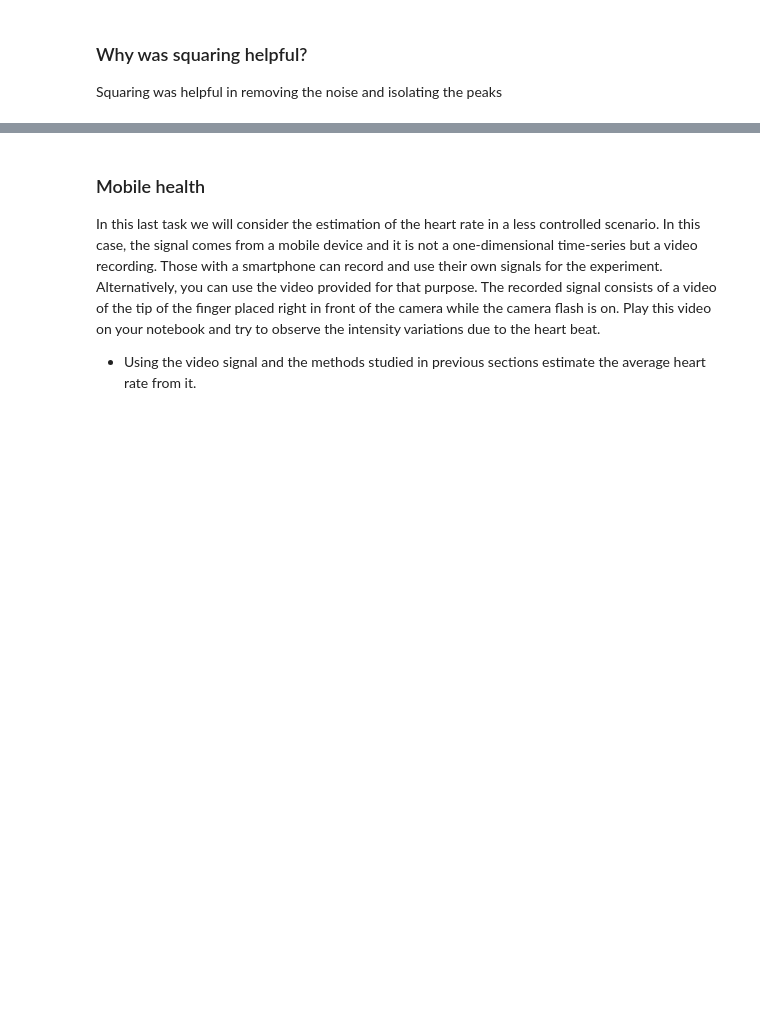
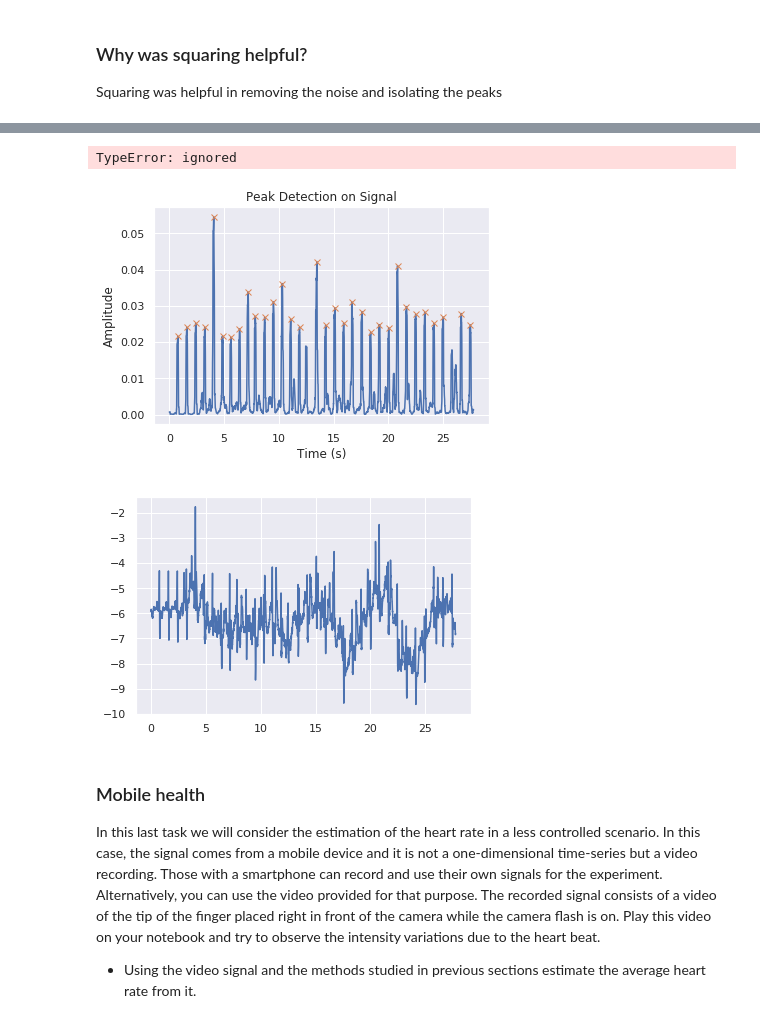
Before and after one commit to varose99/ds4bme, a Jupyter notebook: ecglab.ipynb, the cells around one changed output, grey strips where cells are left out. Saved outputs shown, nothing was run; the diff lists cells and outputs as text; code cells hidden in the pictures; blank space fills up the shorter version.

```diff
--- a/ecglab.ipynb
+++ b/ecglab.ipynb
@@ -325,3 +324,27 @@ numpy.ndarray
+# %%
+# peaks
+peaks2, _ = signal.find_peaks(window, height=0.02, distance = 100)
+plt.figure()
+plt.plot(time,window)
+plt.plot(peaks2/360,window[peaks2], "x")
+plt.title('Peak Detection on Signal')
+plt.xlabel('Time (s)')
+plt.ylabel('Amplitude')
+##########PRAYYYY#############################################################################
+peaksTrue, _ = signal.find_peaks(window, distance = 100)
+plt.figure()
+plt.plot(time,voltage_uncentered)
+plt.plot(peaksTrue/360,voltage_uncentered[peaksTrue], "x")#####################
+#plt.plot(peaksTrue/360,window[peaksTrue], "x")
+plt.title('Peak Detection on Signal')
+plt.xlabel('Time (s)')
+plt.ylabel('Amplitude')
+print(peaks2)
+type(peaks2)
+# %% [output]
+TypeError: ignored
+[figure, added]
+[figure, added]
 # %% [markdown]
 ### Mobile health
 In this last task we will consider the estimation of the heart rate in a less controlled scenario. In this case,
```
Also changed, not shown: parts of 11 cells of this notebook.
